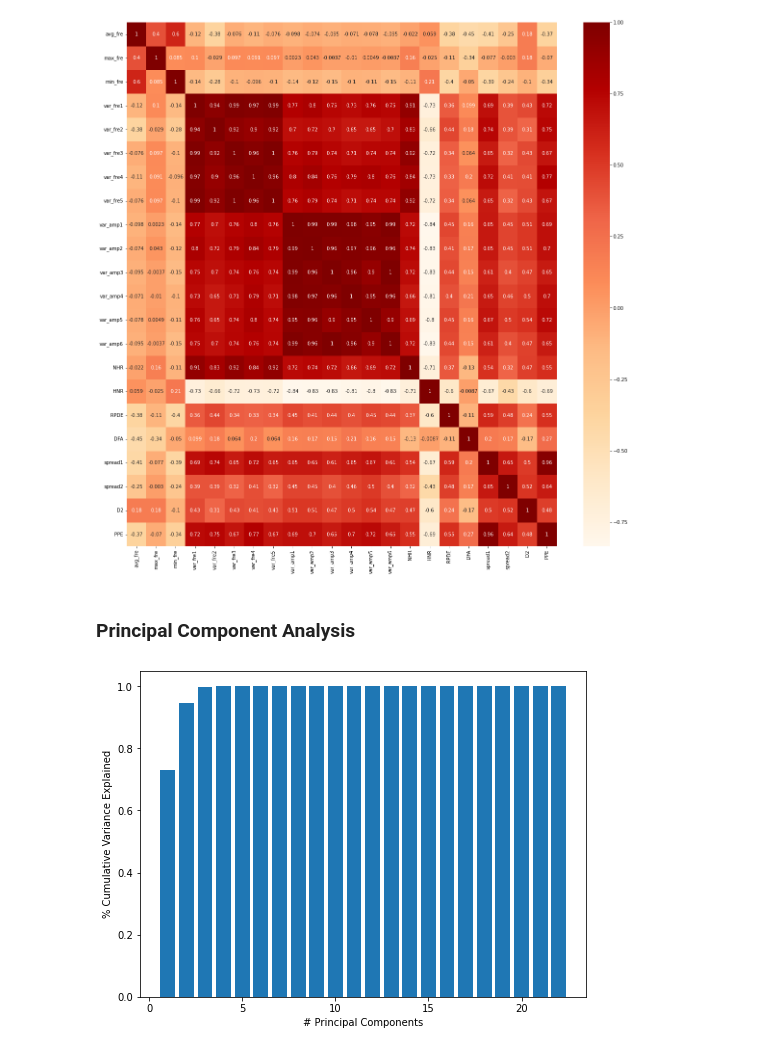
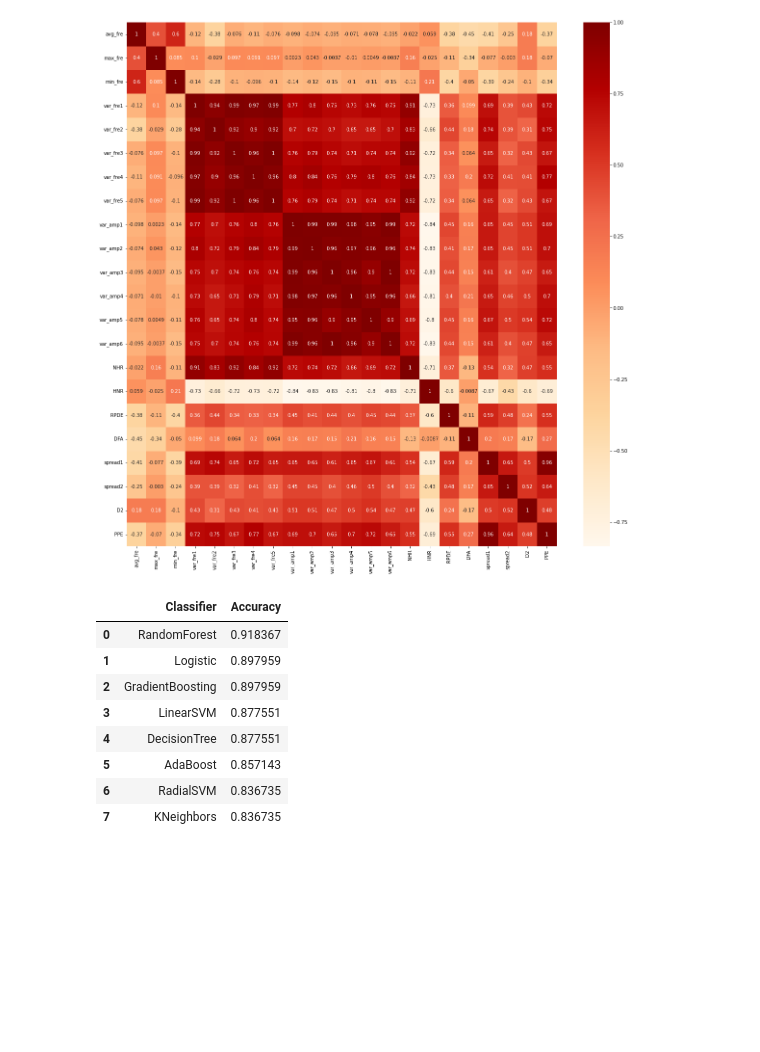
Before and after one commit to mohcenaouadj/ParkinsonDiseasePrediction, a Jupyter notebook: parkinsondetection.ipynb, the cells around one changed output. Drawn from its saved outputs; the diff is of its cells as text; code cells hidden in the pictures; blank space fills up the shorter version.

```diff
--- a/parkinsondetection.ipynb
+++ b/parkinsondetection.ipynb
@@ -43,6 +45,42 @@ from xgboost import plot_importance
 from sklearn.metrics import r2_score, mean_squared_error, mean_absolute_error, accuracy_score, balanced_accuracy_score
 from sklearn.metrics import precision_score, recall_score, f1_score, multilabel_confusion_matrix, confusion_matrix
 from sklearn.metrics import classification_report
+# %%
+# models
+
+classifiers = ['LinearSVM', 'RadialSVM',
+               'Logistic',  'RandomForest',
+               'AdaBoost',  'DecisionTree',
+               'KNeighbors','GradientBoosting']
+
+models = [svm.SVC(kernel='linear'),
+          svm.SVC(kernel='rbf'),
+          LogisticRegression(max_iter = 1000),
+          RandomForestClassifier(n_estimators=200, random_state=0),
+          AdaBoostClassifier(random_state = 0),
+          DecisionTreeClassifier(random_state=0),
+          KNeighborsClassifier(),
+          GradientBoostingClassifier(random_state=0)]
+
+def split(df,label):
+    X_tr, X_te, Y_tr, Y_te = train_test_split(df, label, test_size=0.25, random_state=42)
+    return X_tr, X_te, Y_tr, Y_te
+
+def acc_score(df,label):
+    Score = pd.DataFrame({"Classifier":classifiers})
+    j = 0
+    acc = []
+    X_train,X_test,Y_train,Y_test = split(df,label)
+    for i in models:
+        model = i
+        model.fit(X_train,Y_train)
+        predictions = model.predict(X_test)
+        acc.append(accuracy_score(Y_test,predictions))
+        j = j+1
+    Score["Accuracy"] = acc
+    Score.sort_values(by="Accuracy", ascending=False,inplace = True)
+    Score.reset_index(drop=True, inplace=True)
+    return Score
 # %%
 df = pd.read_csv('../input/parkinson-disease-detection/Parkinsson disease.csv')
 df.head()
@@ -258,5 +296,3 @@ sns.heatmap(correl,annot=True,cmap='OrRd')
 plt.show()
 # %% [output]
 [figure]
-# %% [markdown]
-### Principal Component Analysis
@@ -277,7 +298,0 @@ for i in pca.explained_variance_ratio_:
-# %%
-plt.figure(figsize=(8,6))
-plt.bar(range(1,23), cumulative_var)
-plt.xlabel('# Principal Components')
-plt.ylabel('% Cumulative Variance Explained');
-# %% [output]
-[figure, removed]
@@ -283,0 +328,13 @@ plt.ylabel('% Cumulative Variance Explained');
+# %%
+score = acc_score(x1,y1)
+score
+# %% [output]
+|  | Classifier | Accuracy |
+| 0 | RandomForest | 0.918367 |
+| 1 | Logistic | 0.897959 |
+| 2 | GradientBoosting | 0.897959 |
+| 3 | LinearSVM | 0.877551 |
+| 4 | DecisionTree | 0.877551 |
+| 5 | AdaBoost | 0.857143 |
+| 6 | RadialSVM | 0.836735 |
+| 7 | KNeighbors | 0.836735 |
```
Also changed, not shown: parts of 8 cells of this notebook.
